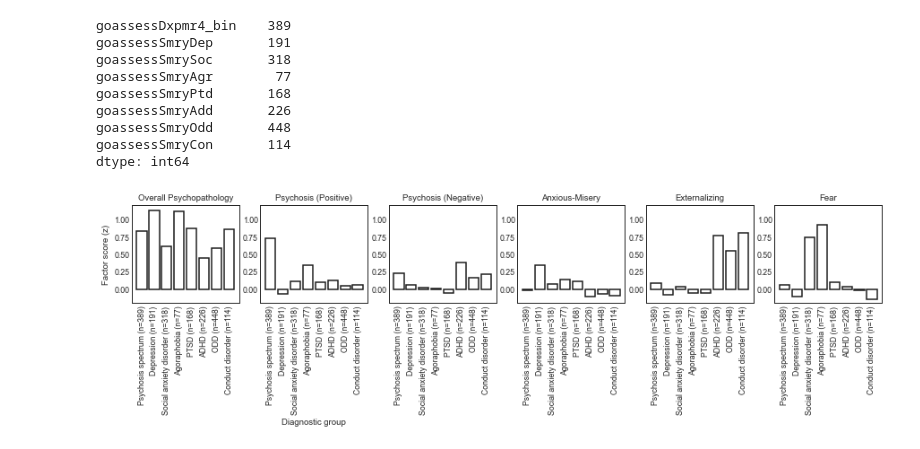
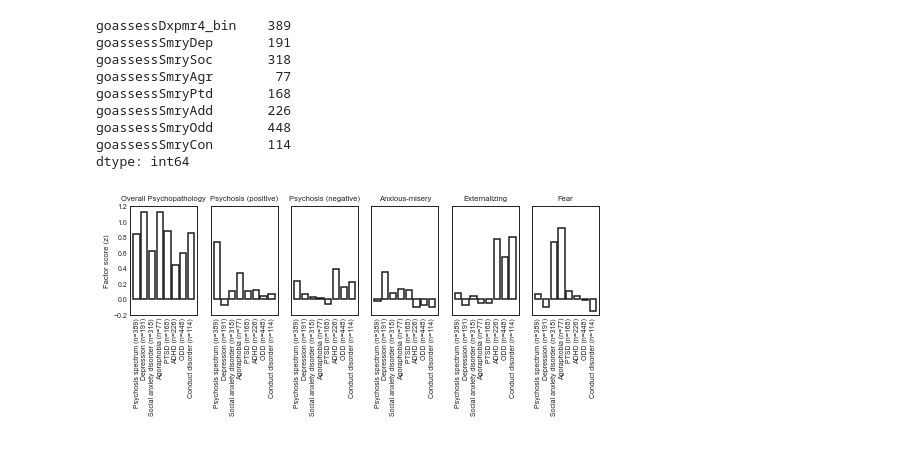
Before and after one commit to lindenmp/normative_neurodev_cs_t1, a Jupyter notebook: 1_code/3_results_sample_characteristics.ipynb, the cells around one changed output. Saved outputs shown, nothing was run; the diff lists cells and outputs as text; code cells hidden in the pictures.

```diff
--- a/1_code/3_results_sample_characteristics.ipynb
+++ b/1_code/3_results_sample_characteristics.ipynb
@@ -43,13 +43,13 @@ if not os.path.exists(figdir): os.makedirs(figdir)
 labels = ['Train', 'Test']
 phenos = ['Overall_Psychopathology','Psychosis_Positive','Psychosis_NegativeDisorg','AnxiousMisery','Externalizing','Fear']
 phenos_label_short = ['Ov. Psych.', 'Psy. (pos.)', 'Psy. (neg.)', 'Anx.-mis.', 'Ext.', 'Fear']
-phenos_label = ['Overall Psychopathology','Psychosis (Positive)','Psychosis (Negative)','Anxious-Misery','Externalizing','Fear']
+phenos_label = ['Overall Psychopathology','Psychosis (positive)','Psychosis (negative)','Anxious-misery','Externalizing','Fear']
 # %% [markdown]
 ## Setup plots
 # %%
 if not os.path.exists(figdir): os.makedirs(figdir)
 os.chdir(figdir)
-sns.set(style='white', context = 'talk', font_scale = 0.8)
+sns.set(style='white', context = 'paper', font_scale = 0.8)
 cmap = my_get_cmap('pair')
 # %% [markdown]
 ## Load data
@@ -232,9 +265,11 @@ df['goassessDxpmr4_bin'] = df['goassessDxpmr4_bin'].astype(int)*4
 to_screen = ['goassessDxpmr4_bin','goassessSmryMan', 'goassessSmryDep', 'goassessSmryBul', 'goassessSmryAno', 'goassessSmrySoc',
              'goassessSmryPan', 'goassessSmryAgr', 'goassessSmryOcd', 'goassessSmryPtd', 'goassessSmryAdd',
             'goassessSmryOdd', 'goassessSmryCon']
-counts = np.sum(df.loc[:,to_screen] == 4)
+# counts = np.sum(df.loc[:,to_screen] == 4)
+# counts = np.sum(df.loc[df.loc[:,train_test_str] == 0,to_screen] == 4)
+counts = np.sum(df.loc[df.loc[:,train_test_str] == 1,to_screen] == 4)
 print(counts)
-print(counts/df.shape[0]*100)
+print(np.round(counts/df.shape[0]*100,2))
 # %% [output]
 goassessDxpmr4_bin    389
 goassessSmryMan        14
@@ -286,30 +321,31 @@ my_xticklabels = ['Psychosis spectrum (n=389)',
                  'ADHD (n=226)',
                  'ODD (n=448)',
                  'Conduct disorder (n=114)']
-# %%
-sns.set(style='white', context = 'paper', font_scale = 1)
 # %%
+sns.set(style='white', context = 'paper', font_scale = 0.8)
 f, ax = plt.subplots(1,len(phenos))
-f.set_figwidth(len(phenos)*2.5)
+f.set_figwidth(len(phenos)*1.4)
 f.set_figheight(2)
 
 for i, pheno in enumerate(phenos):
     mean_scores = np.zeros(len(to_keep))
     for j, diagnostic_score in enumerate(to_keep):
         idx = df.loc[:,diagnostic_score] == 4
         mean_scores[j] = df.loc[idx,pheno].mean()
 
     ax[i].bar(x = np.arange(0,len(mean_scores)), height = mean_scores, color = 'w', edgecolor = 'k', linewidth = 1.5)
     ax[i].set_ylim([-.2,1.2])
     ax[i].set_xticks(np.arange(0,len(mean_scores)))
     ax[i].set_xticklabels(my_xticklabels, rotation = 90)
     ax[i].tick_params(pad = -2)
     ax[i].set_title(phenos_label[i])
-    if i == 1:
-        ax[i].set_xlabel('Diagnostic group')
+#     if i == 1:
+#         ax[i].set_xlabel('Diagnostic group')
     if i == 0:
         ax[i].set_ylabel('Factor score (z)')
+    if i != 0:
+        ax[i].set_yticklabels('')
 
 f.savefig(outfile_prefix+'symptom_dimensions_groups.svg', dpi = 300, bbox_inches = 'tight', pad_inches = 0)
 # %% [output]
-[figure, old version]
+[figure, new version]
```
Also changed, not shown: parts of 15 cells of this notebook, 1 other file.
